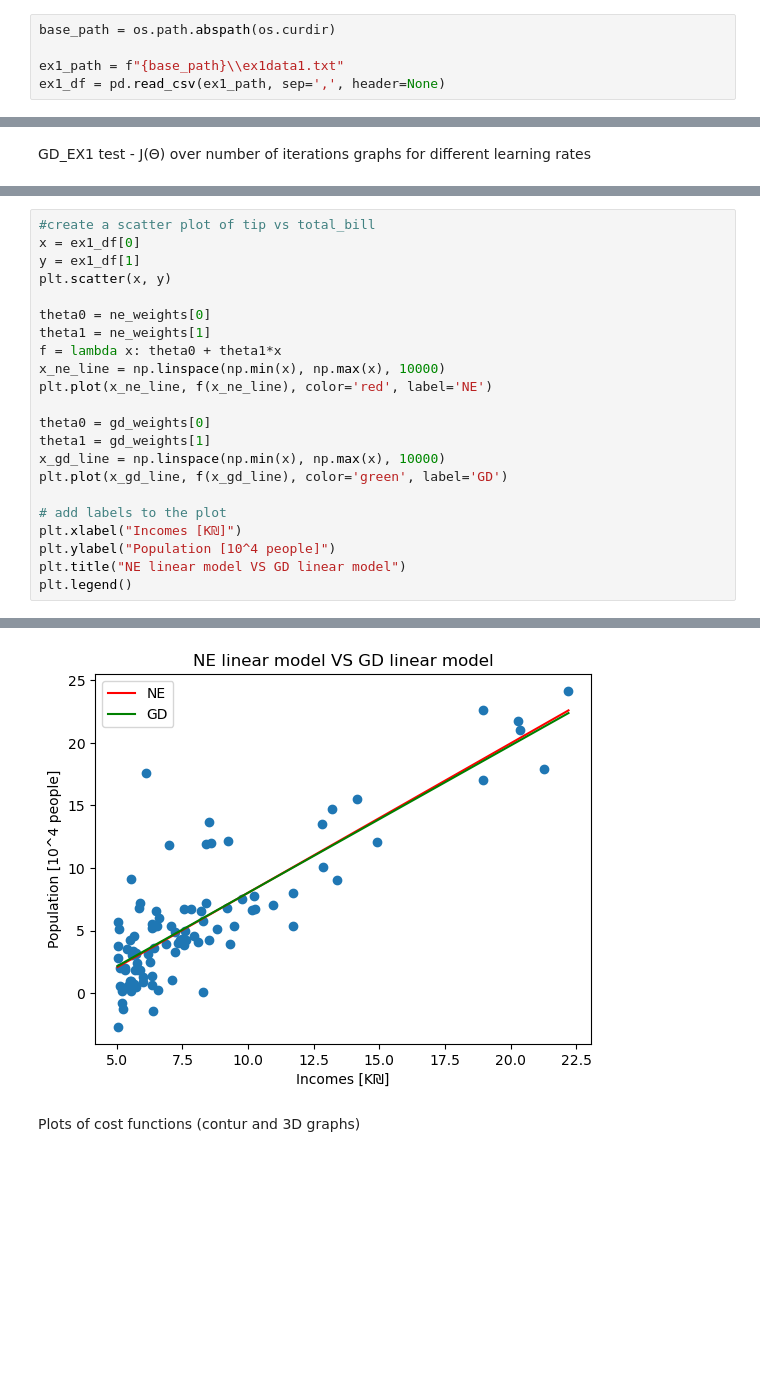
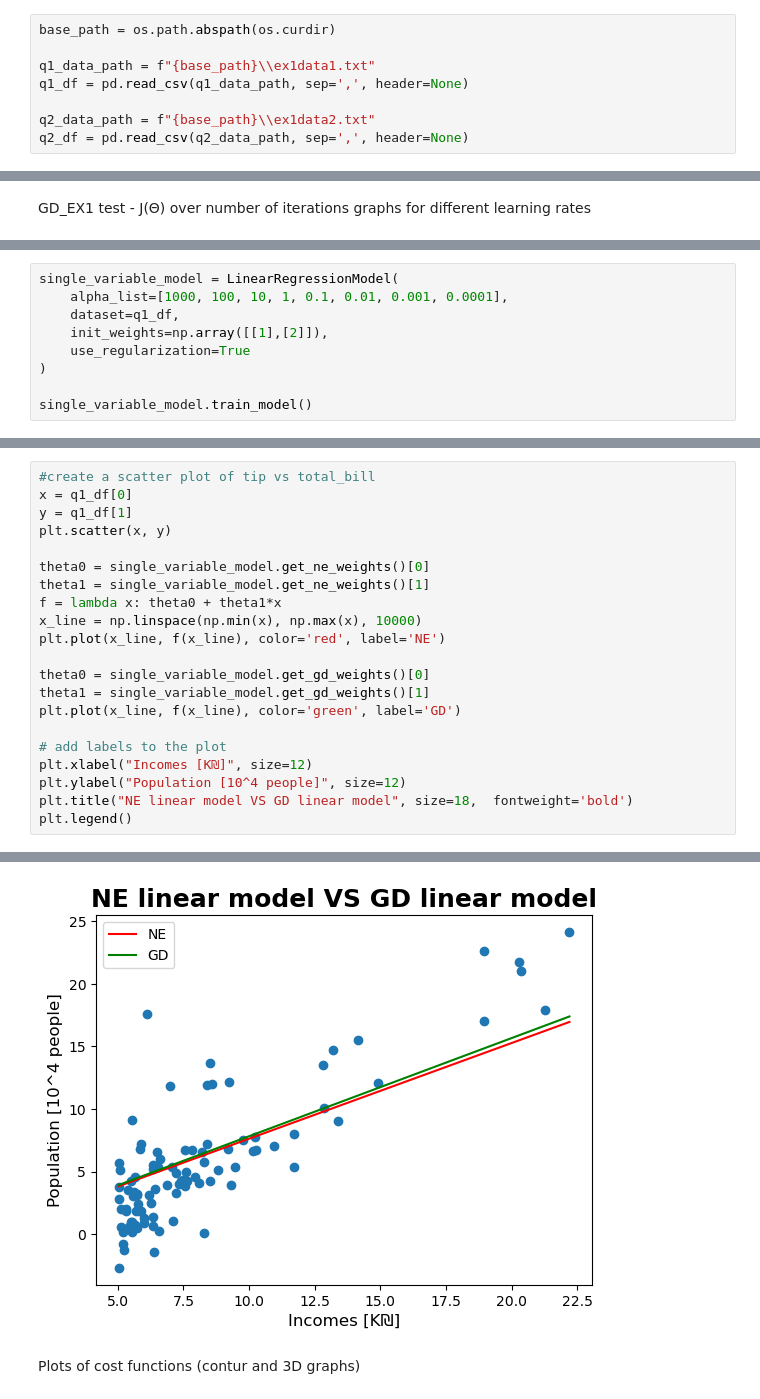
Before and after one commit to GalSarid21/MachineLearningLabs, a Jupyter notebook: Lab2/HW_2.ipynb, the cells around one changed output, grey strips where cells are left out. Saved outputs shown, nothing was run; the diff lists cells and outputs as text; blank space fills up the shorter version.

Commit message:
add LinerRegressionModel class, add q2 answers

```diff
--- a/Lab2/HW_2.ipynb
+++ b/Lab2/HW_2.ipynb
@@ -158,8 +221,11 @@ CSV file loads
 # %%
 base_path = os.path.abspath(os.curdir)
 
-ex1_path = f"{base_path}\\ex1data1.txt"
-ex1_df = pd.read_csv(ex1_path, sep=',', header=None)
+q1_data_path = f"{base_path}\\ex1data1.txt"
+q1_df = pd.read_csv(q1_data_path, sep=',', header=None)
+
+q2_data_path = f"{base_path}\\ex1data2.txt"
+q2_df = pd.read_csv(q2_data_path, sep=',', header=None)
 # %% [markdown]
 Scatter plot of first data file
 # %%
@@ -262,0 +246,9 @@ Errors for learning rate [alpha]: 0.0001
+# %%
+single_variable_model = LinearRegressionModel(
+    alpha_list=[1000, 100, 10, 1, 0.1, 0.01, 0.001, 0.0001],
+    dataset=q1_df,
+    init_weights=np.array([[1],[2]]),
+    use_regularization=True
+)
+
+single_variable_model.train_model()
@@ -265,28 +324,27 @@ Plot of data set's scatter with the NE line
 # %%
 #create a scatter plot of tip vs total_bill
-x = ex1_df[0]
-y = ex1_df[1]
+x = q1_df[0]
+y = q1_df[1]
 plt.scatter(x, y)
 
-theta0 = ne_weights[0]
-theta1 = ne_weights[1]
+theta0 = single_variable_model.get_ne_weights()[0]
+theta1 = single_variable_model.get_ne_weights()[1]
 f = lambda x: theta0 + theta1*x
-x_ne_line = np.linspace(np.min(x), np.max(x), 10000)
-plt.plot(x_ne_line, f(x_ne_line), color='red', label='NE')
+x_line = np.linspace(np.min(x), np.max(x), 10000)
+plt.plot(x_line, f(x_line), color='red', label='NE')
 
-theta0 = gd_weights[0]
-theta1 = gd_weights[1]
-x_gd_line = np.linspace(np.min(x), np.max(x), 10000)
-plt.plot(x_gd_line, f(x_gd_line), color='green', label='GD')
+theta0 = single_variable_model.get_gd_weights()[0]
+theta1 = single_variable_model.get_gd_weights()[1]
+plt.plot(x_line, f(x_line), color='green', label='GD')
 
 # add labels to the plot
-plt.xlabel("Incomes [K₪]")
-plt.ylabel("Population [10^4 people]")
-plt.title("NE linear model VS GD linear model")
+plt.xlabel("Incomes [K₪]", size=12)
+plt.ylabel("Population [10^4 people]", size=12)
+plt.title("NE linear model VS GD linear model", size=18,  fontweight='bold')
 plt.legend()
 # %% [output]
 <matplotlib.legend.Legend at 0x...>
-[figure, old version]
+[figure, new version]
 # %% [markdown]
 Plots of cost functions (contur and 3D graphs)
 # %%
```
Also changed, not shown: parts of 15 cells of this notebook.
